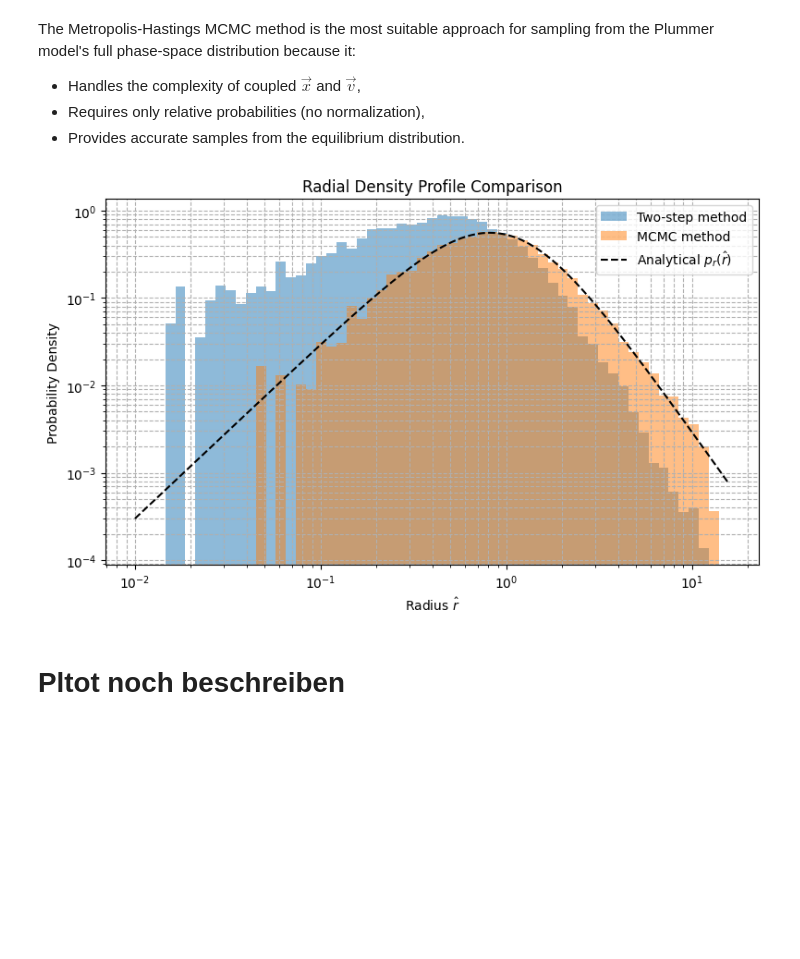
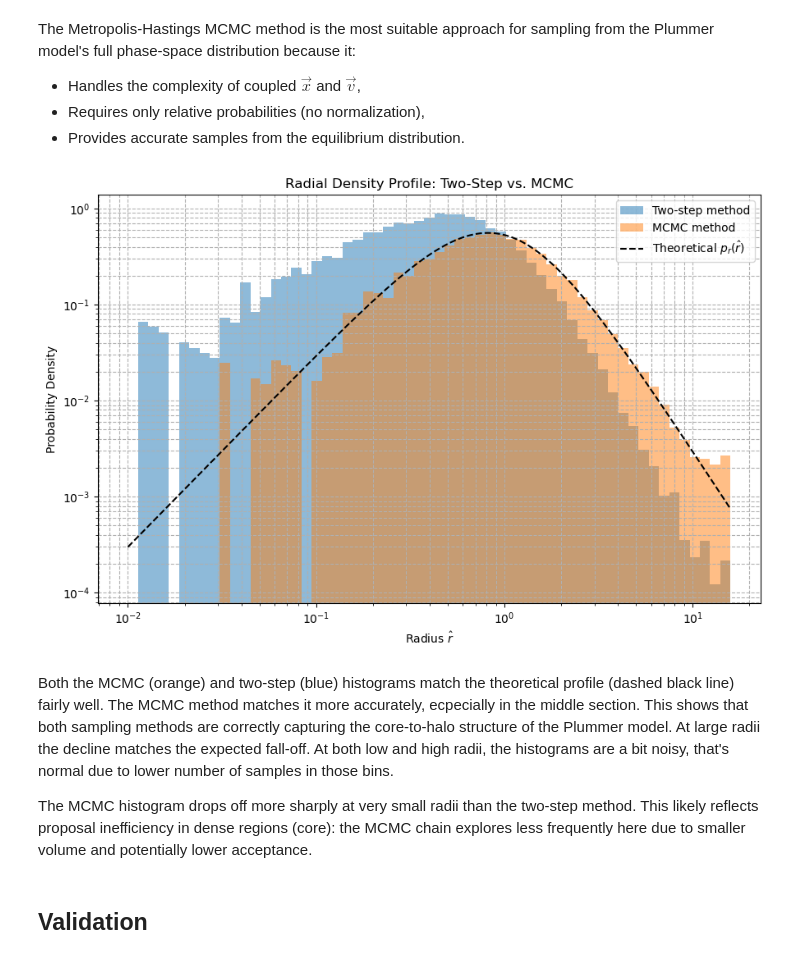
Before and after one commit to ShannonS00/Computational-Astrophysics, a Jupyter notebook: Worksheet_5_G22.ipynb, the cells around one changed output. Drawn from its saved outputs; the diff is of its cells as text; code cells hidden in the pictures; blank space fills up the shorter version.

Commit message:
Added description at d) ,c) and log plot c)

```diff
--- a/Worksheet_5_G22.ipynb
+++ b/Worksheet_5_G22.ipynb
@@ -177,0 +185,39 @@ plt.show()
+# %%
+# log -log plot and color coded for stars in each mass bin
+# Sample positions
+N = 10000
+positions = sample_plummer_positions(N)
+radii = np.linalg.norm(positions, axis=1)
+radii = radii[radii > 0]  # avoid log(0)
+
+# Log-spaced bins
+bins = np.logspace(np.log10(min(radii)), np.log10(max(radii)), 80)
+bin_centers = np.sqrt(bins[:-1] * bins[1:])  # geometric mean
+
+# Histogram: counts and PDF estimate
+counts, _ = np.histogram(radii, bins=bins)
+density = counts / np.diff(bins) / N  # normalize to get PDF
+
+# Plot the scatter (color = number of stars in each bin)
+plt.figure(figsize=(8, 5))
+sc = plt.scatter(bin_centers, density, c=counts, cmap='viridis', s=25, label='Sampled')
+
+# Add colorbar
+cbar = plt.colorbar(sc)
+cbar.set_label('Number of Stars in Bin')
+
+# Theoretical Plummer radial PDF
+r_vals = np.logspace(np.log10(min(radii)), np.log10(max(radii)), 1000)
+pr = 3 * r_vals**2 * (1 + r_vals**2)**(-2.5)
+plt.plot(r_vals, pr, 'r--', label='Plummer PDF')
+
+plt.xscale('log')
+plt.yscale('log')
+plt.xlabel('Radius $\\hat{r}$')
+plt.ylabel('Probability Density')
+plt.title('Radial Distribution (Colored by Bin Counts)')
+plt.grid(True, which='both', ls='--')
+plt.xlim(1e-1, max(radii))  # cutoff
+plt.legend()
+plt.tight_layout()
+plt.show()
@@ -557,8 +587,12 @@ def compare_radial_density_profiles(N=10000):
     plt.show()
 # %%
 # call the function
-compare_density_profiles(N_samples=10000)
+compare_radial_density_profiles(N=10000)
 # %% [output]
-[figure, old version]
+[figure, new version]
-# %% [markdown]
-# Pltot noch beschreiben
+# %% [markdown]
+Both the MCMC (orange) and two-step (blue) histograms match the theoretical profile (dashed black line) fairly well. The MCMC method matches it more accurately, ecpecially in the middle section. This shows that both sampling methods are correctly capturing the core-to-halo structure of the Plummer model. At large radii the decline matches the expected fall-off. At both low and high radii, the histograms are a bit noisy, that's normal due to lower number of samples in those bins.
+
+The MCMC histogram drops off more sharply at very small radii than the two-step method. This likely reflects proposal inefficiency in dense regions (core): the MCMC chain explores less frequently here due to smaller volume and potentially lower acceptance.
+# %% [markdown]
+## Validation
```
Also changed, not shown: parts of 29 cells of this notebook.
